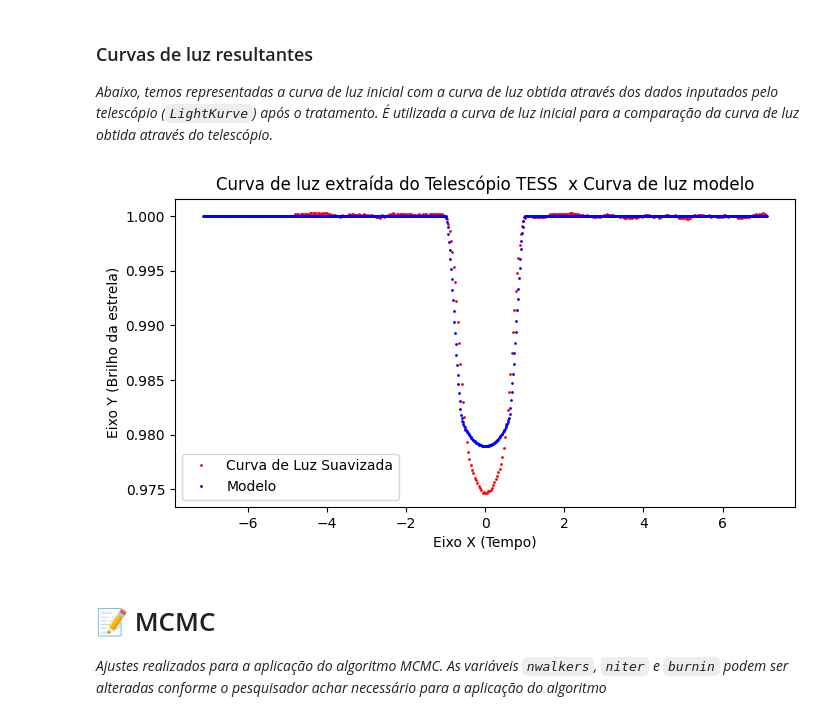
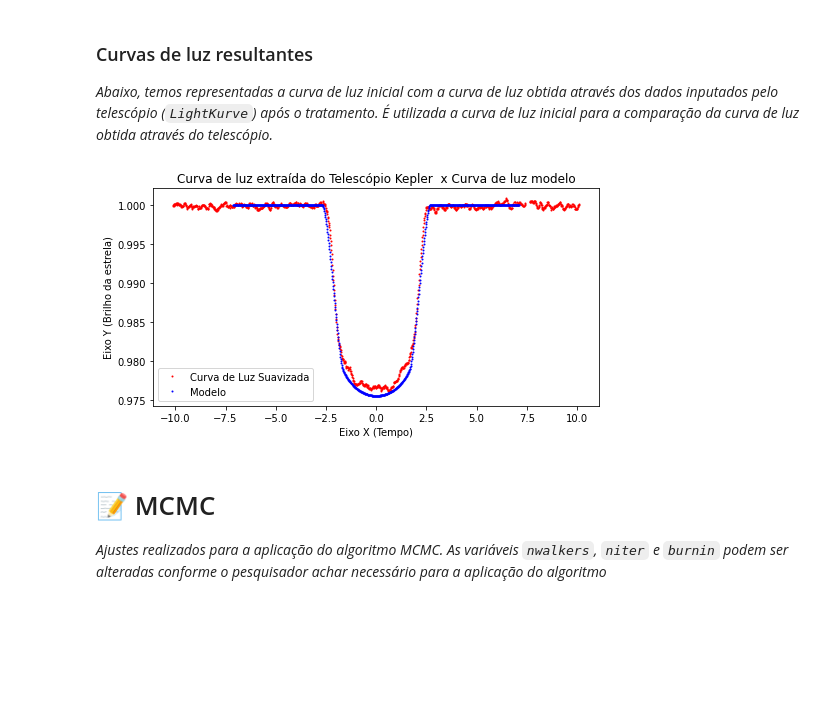
Before and after one commit to Transit-Model-CRAAM/pipelineMCMC, a Jupyter notebook: Eclipse/main-mcmc.ipynb, the cells around one changed output. Cells and saved outputs as stored; diff of their text form; code cells hidden in the pictures; blank space fills up the shorter version.

Commit message:
update: novo método para obter trânsitos

````diff
--- a/Eclipse/main-mcmc.ipynb
+++ b/Eclipse/main-mcmc.ipynb
@@ -65,6 +66,32 @@ anomalia = 0
 
 #etapa de conversão
 #raioStar, raioPlanetaRstar , semiEixoRaioStar = converte(rsun, raio_plan_Jup, semi_eixo_UA)
+# %%
+# -------------- Parâmetros de entrada --------------
+# --------------------- Estrela ---------------------
+# https://exoplanet.eu/catalog/kepler_468_b--3539/
+mission = "Kepler"
+star_name = 'Kepler-468'
+cadence = 'short'
+raio = 373. #default (pixel)
+rsun = 0.870 # raio da estrela em Rsun
+intensidadeMaxima = 240 #default
+tamanhoMatriz = 856 #default
+u1 = 0.365
+u2 = 0.080
+star_temp = 5498.0 #em Kelvin
+
+
+# --------------------- Planeta HD189733-A ---------------------
+planet_name = "Kepler-468 b"
+raio_plan_Jup = 1.308
+semi_eixo_UA = 0.226
+angulo_inclinacao = 90.60 #em graus
+periodo = 38.477 # day
+mass_planeta = 0.96 #em relacao a M de jupiter
+lua = False
+ecc = 0
+anomalia = 0
 # %% [markdown]
 ### Construção da Estrela e do Eclipse
 _Após a construção da matriz estrela e do eclipse calculado, temos a resultante da curva de luz representada graficamente abaixo._
@@ -75,7 +102,7 @@ Nx = estrela_.getNx()
 Ny = estrela_.getNy()
 raioEstrelaPixel = estrela_.getRaioStar()
 
-planeta_ = Planeta(semi_eixo_UA, raio_plan_Jup, periodo, angulo_inclinacao, ecc, anomalia, estrela_.getRaioSun(), mass_planeta)
+planeta_ = Planeta(semi_eixo_UA, raio_plan_Jup, periodo, angulo_inclinacao, ecc, anomalia, estrela_.getRaioSun(), mass_planeta, planet_name)
 
 eclipse = Eclipse(Nx, Ny, raioEstrelaPixel, estrela_, planeta_)
 estrela_.setStarName(star_name)
@@ -96,13 +123,9 @@ modelo = Modelo(estrela_, eclipse, mission)
 
 ls_model, ts_model = modelo.eclipse_model()
 
-time, flux, flux_err = modelo.rd_data(0, 0)
+lc = modelo.rd_data()
 
-modelo.setTime(time)
-modelo.setFlux(flux)
-modelo.setFluxErr(flux_err)
+transits = modelo.get_transits()
 
-x0, nt = modelo.det_x0(0)
-
-print("Numero de trânsitos ::::",nt)
+print("Numero de trânsitos ::::",len(transits))
 # %% [output]
@@ -125,7 +139,7 @@ dd = numpy.where((t_p >= -5.) & (t_p <= 5.))
 ### Visualizando todos os trânsitos
 _Rodar bloco abaixo apenas se desejar visualizar todos os trânsitos_
 # %%
-for i in range(int(nt)):
+for i in range(len(transits)):
     try:
         selectedTransit = i #transito selecionado
         time_phased, smoothed_LC = tratamento.select_transit_smooth(selectedTransit)
@@ -144,19 +172,19 @@ for i in range(int(nt)):
 _Abaixo, temos representadas a curva de luz inicial com a curva de luz obtida através dos dados inputados pelo telescópio (```LightKurve```) após o tratamento. É utilizada a curva de luz inicial para a comparação da curva de luz obtida através do telescópio._
 # %%
 # COM ESCOLHA DE TRÂNSITO
-selectedTransit = 5 #transito selecionado
+selectedTransit = 8 #transito selecionado
 time_phased, smoothed_LC = tratamento.select_transit_smooth(selectedTransit)
 
 plt.rcParams['figure.figsize']= 8, 4
 graf1,ax = plt.subplots()
 
 ax.plot(time_phased, smoothed_LC, "r.", ms=2, label='Curva de Luz Suavizada')
 ax.plot(ts_model, ls_model, "b.", ms=2, label='Modelo')
 
 
 plotLegendModel(ax, mission)
 # %% [output]
-[figure, old version]
+[figure, new version]
 # %% [markdown]
 # 📝 MCMC
 _Ajustes realizados para a aplicação do algoritmo MCMC. As variáveis ```nwalkers```, ```niter``` e ```burnin``` podem ser alteradas conforme o pesquisador achar necessário para a aplicação do algoritmo_
````
Also changed, not shown: parts of 6 cells of this notebook, 4 other files.
